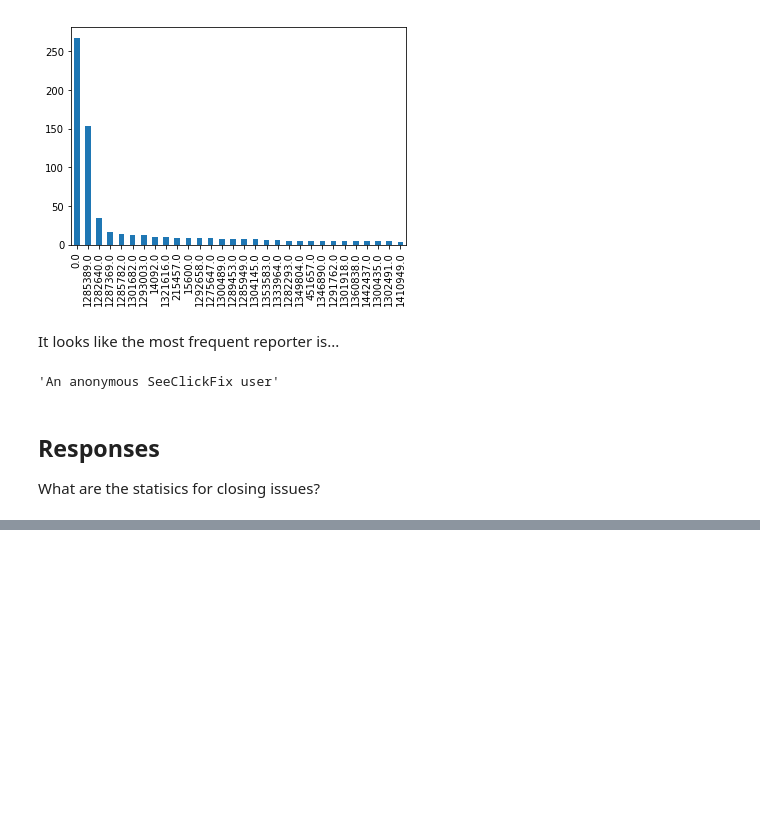
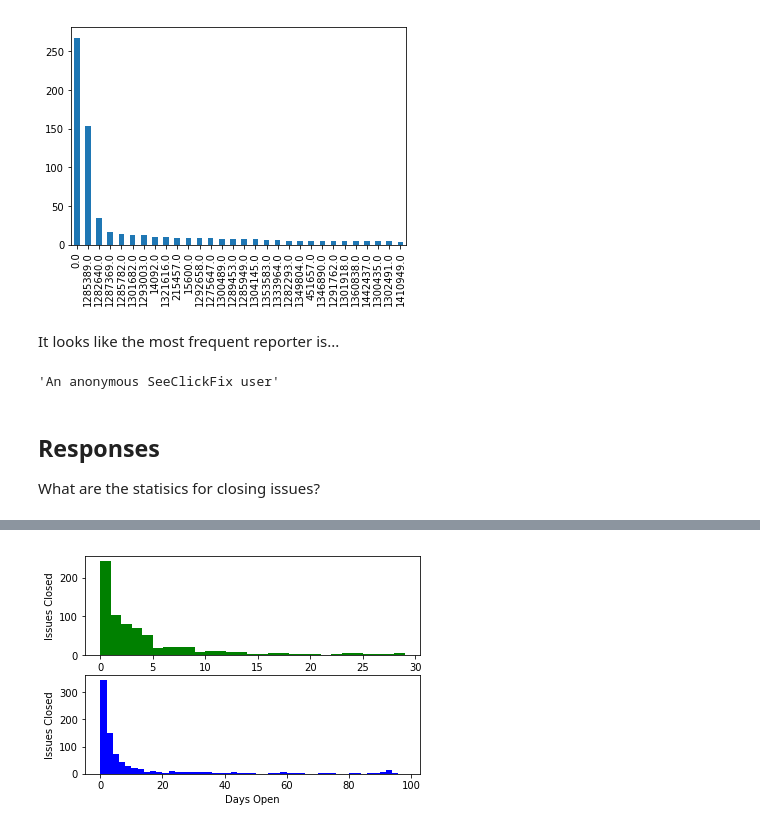
Before and after one commit to NewportDataProject/seeclickfix-analysis, a Jupyter notebook: scf-analysis.ipynb, the cells around one changed output, grey strips where cells are left out. Cells and saved outputs as stored; diff of their text form; code cells hidden in the pictures; blank space fills up the shorter version.

```diff
--- a/scf-analysis.ipynb
+++ b/scf-analysis.ipynb
@@ -83,0 +75,14 @@ print(topen.median())
+# %%
+topen = issues.closed_at - issues.created_at
+print(topen.max())
+print(topen.mean())
+print(topen.median())
+fig, (ax1,ax2) = plt.subplots(2,1)
+(topen/pd.Timedelta(days=1)).plot.hist(ax=ax1,bins=range(0,30,1),color="green")
+ax1.set_xlabel("Days Open")
+ax1.set_ylabel("Issues Closed")
+(topen/pd.Timedelta(days=1)).plot.hist(ax=ax2,bins=range(0,100,2), color="blue")
+ax2.set_xlabel("Days Open")
+ax2.set_ylabel("Issues Closed")
+plt.show()
+# %% [output]
@@ -84,3 +92,4 @@ print(topen.median())
+[figure, added]
 # %%
 now = pd.datetime.now()
 still_open = issues[issues['closed_at'].isnull()]
```
Also changed, not shown: parts of 3 cells of this notebook.
